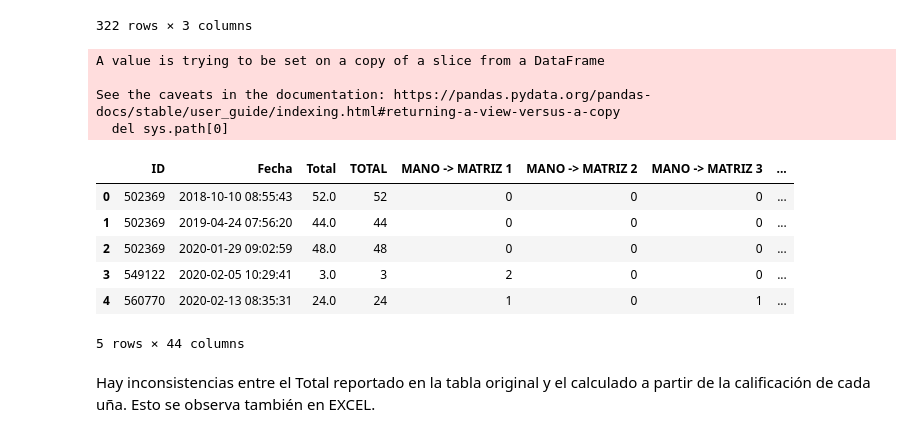
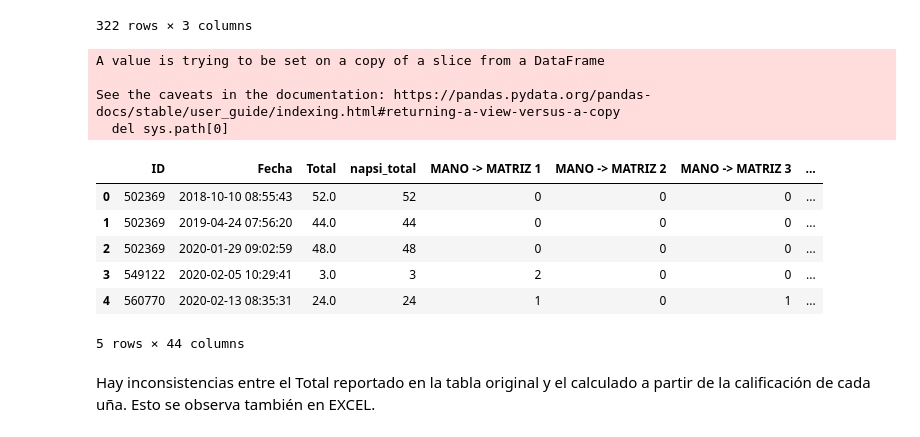
Before and after one commit to mavalderrama/helpharma, a Jupyter notebook: notebooks/clean_NAPSI.ipynb, the cells around one changed output. Cells and saved outputs as stored; diff of their text form; code cells hidden in the pictures.

Commit message:
se actualiza psicologia, pga y napsi y sus notebooks con los nombres de columnas sin acentos ni mayusculas

```diff
--- a/notebooks/clean_NAPSI.ipynb
+++ b/notebooks/clean_NAPSI.ipynb
@@ -46,25 +46,25 @@ df_NAPSI_v2
 # %%
 preguntas = pd.unique(df_NAPSI['Pregunta']).tolist()
 indices = df_NAPSI_v2.index
-df_NAPSI_v2["TOTAL"] = 0
+df_NAPSI_v2["napsi_total"] = 0
 for p in preguntas:
     for k in [1,2,3,4,5,6,7,8,9,10]:
         Preguntak = p + " " + str(k)
         df_NAPSI_v2[Preguntak] = 0
         for ind_v2 in indices:
             ID = df_NAPSI_v2["ID"][ind_v2]
             Fecha = df_NAPSI_v2["Fecha"][ind_v2]
             ind_v1 = df_NAPSI[(df_NAPSI["ID"]==ID) & (df_NAPSI["Fecha"]==Fecha)  & (df_NAPSI["Pregunta"]==p)].index.tolist()
             if ind_v1:
                 df_NAPSI_v2[Preguntak][ind_v2] = df_NAPSI[k][ind_v1]
-        df_NAPSI_v2["TOTAL"] = df_NAPSI_v2["TOTAL"] + df_NAPSI_v2[Preguntak]
+        df_NAPSI_v2["napsi_total"] = df_NAPSI_v2["napsi_total"] + df_NAPSI_v2[Preguntak]
 df_NAPSI_v2.head()
 # %% [output]
 A value is trying to be set on a copy of a slice from a DataFrame
 
 See the caveats in the documentation: https://pandas.pydata.org/pandas-docs/stable/user_guide/indexing.html#returning-a-view-versus-a-copy
   del sys.path[0]
-|  | ID | Fecha | Total | TOTAL | MANO -> MATRIZ 1 | MANO -> MATRIZ 2 | MANO -> MATRIZ 3 | ... |
+|  | ID | Fecha | Total | napsi_total | MANO -> MATRIZ 1 | MANO -> MATRIZ 2 | MANO -> MATRIZ 3 | ... |
 | 0 | 502369 | 2018-10-10 08:55:43 | 52.0 | 52 | 0 | 0 | 0 | ... |
 | 1 | 502369 | 2019-04-24 07:56:20 | 44.0 | 44 | 0 | 0 | 0 | ... |
 | 2 | 502369 | 2020-01-29 09:02:59 | 48.0 | 48 | 0 | 0 | 0 | ... |
```
Also changed, not shown: parts of 4 cells of this notebook, 5 other files.
